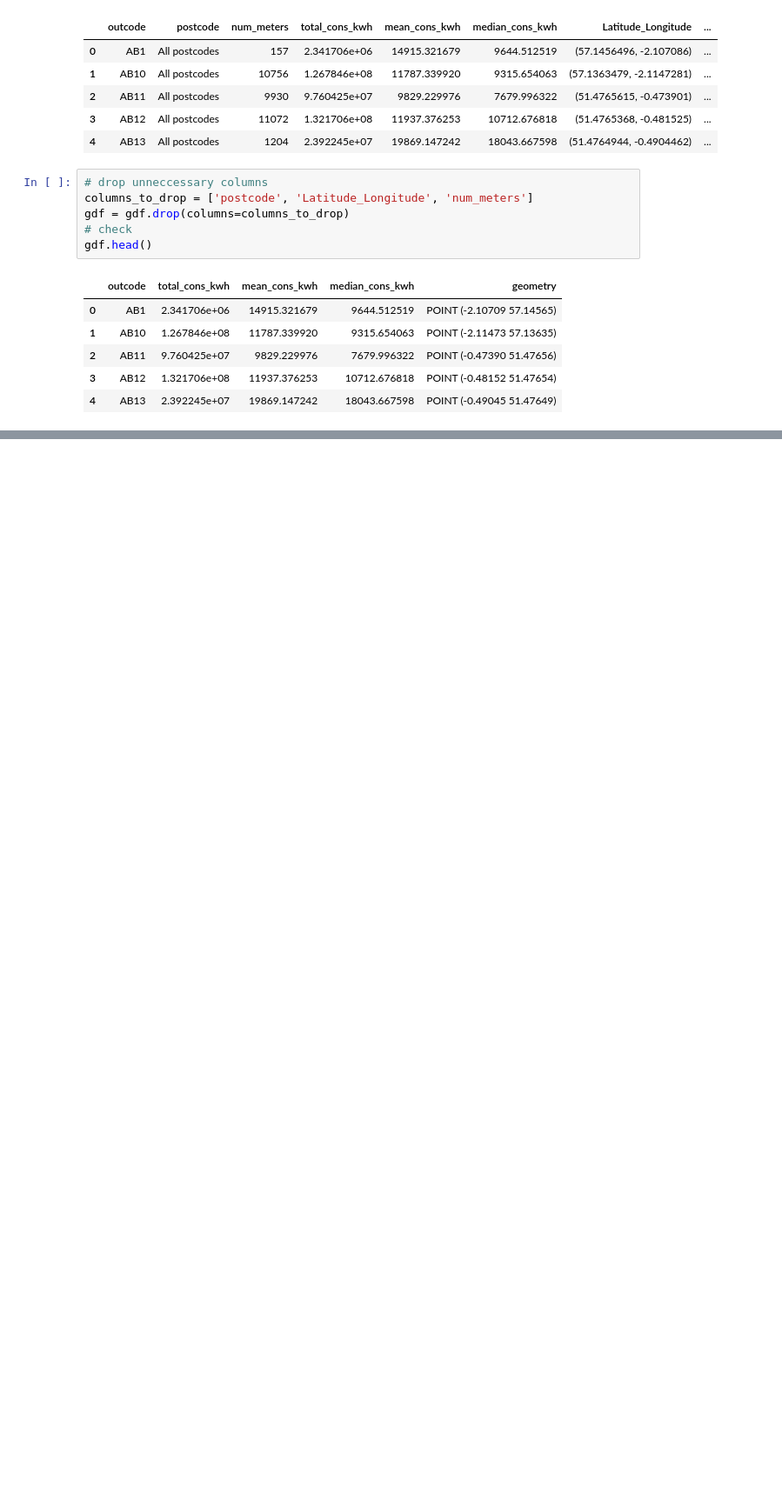
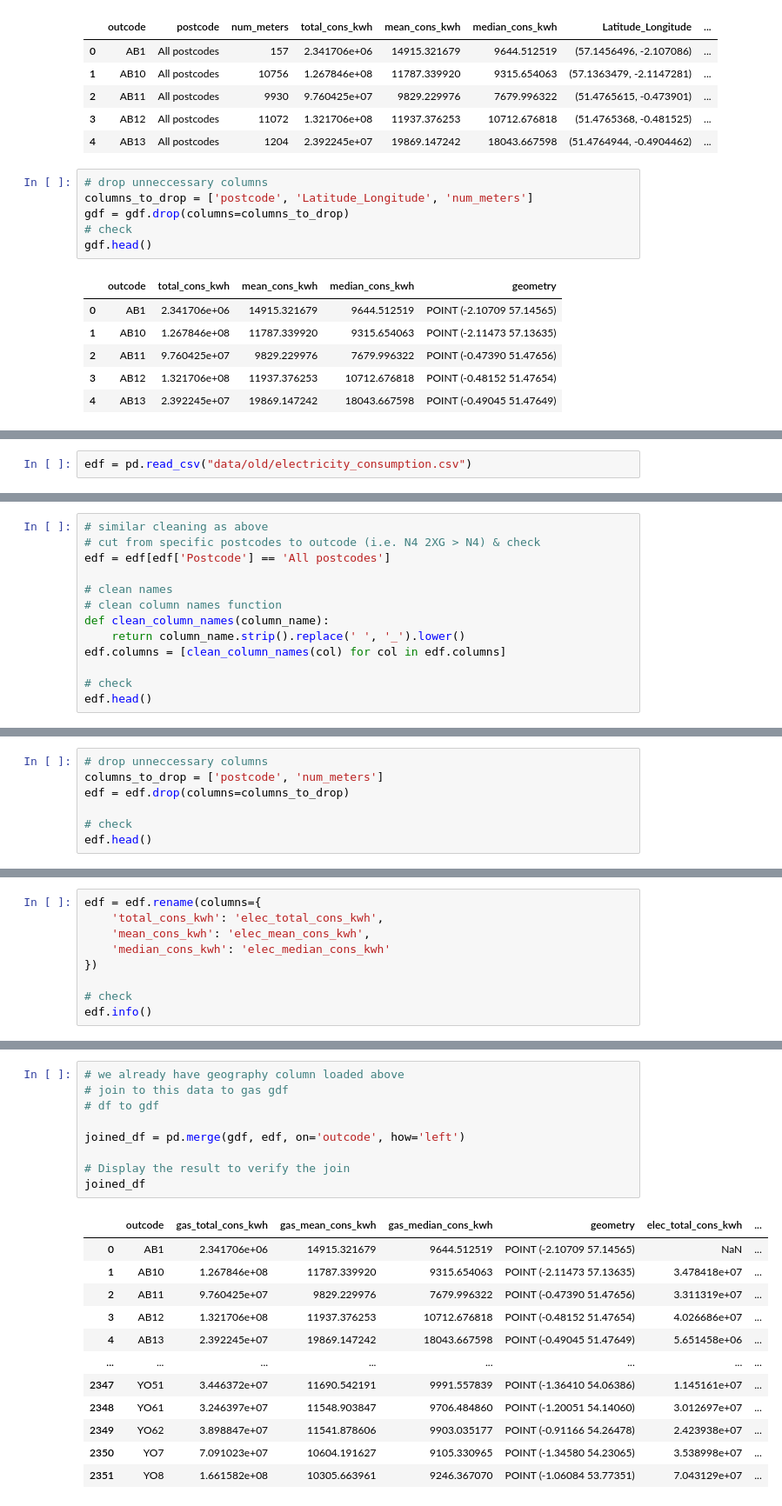
Before and after one commit to NikhilSDesai/SpatialDataScience, a Jupyter notebook: SDS_Analysis/data_cleaning.ipynb, the cells around one changed output, grey strips where cells are left out. Shown at 87% size. Drawn from its saved outputs; the diff is of its cells as text; blank space fills up the shorter version.

```diff
--- a/SDS_Analysis/data_cleaning.ipynb
+++ b/SDS_Analysis/data_cleaning.ipynb
@@ -151,0 +163,2 @@ plt.show()
+# %%
+edf = pd.read_csv("data/old/electricity_consumption.csv")
@@ -151,0 +181,13 @@ plt.show()
+# %%
+# similar cleaning as above
+# cut from specific postcodes to outcode (i.e. N4 2XG > N4) & check
+edf = edf[edf['Postcode'] == 'All postcodes']
+
+# clean names
+# clean column names function
+def clean_column_names(column_name):
+    return column_name.strip().replace(' ', '_').lower()
+edf.columns = [clean_column_names(col) for col in edf.columns]
+
+# check
+edf.head()
@@ -151,0 +201,7 @@ plt.show()
+# %%
+# drop unneccessary columns
+columns_to_drop = ['postcode', 'num_meters']
+edf = edf.drop(columns=columns_to_drop)
+
+# check
+edf.head()
@@ -151,0 +215,9 @@ plt.show()
+# %%
+edf = edf.rename(columns={
+    'total_cons_kwh': 'elec_total_cons_kwh',
+    'mean_cons_kwh': 'elec_mean_cons_kwh',
+    'median_cons_kwh': 'elec_median_cons_kwh'
+})
+
+# check
+edf.info()
@@ -151,0 +236,22 @@ plt.show()
+# %%
+# we already have geography column loaded above
+# join to this data to gas gdf
+# df to gdf
+
+joined_df = pd.merge(gdf, edf, on='outcode', how='left')
+
+# Display the result to verify the join
+joined_df
+# %% [output]
+|  | outcode | gas_total_cons_kwh | gas_mean_cons_kwh | gas_median_cons_kwh | geometry | elec_total_cons_kwh | ... |
+| 0 | AB1 | 2.341706e+06 | 14915.321679 | 9644.512519 | POINT (-2.10709 57.14565) | NaN | ... |
+| 1 | AB10 | 1.267846e+08 | 11787.339920 | 9315.654063 | POINT (-2.11473 57.13635) | 3.478418e+07 | ... |
+| 2 | AB11 | 9.760425e+07 | 9829.229976 | 7679.996322 | POINT (-0.47390 51.47656) | 3.311319e+07 | ... |
+| 3 | AB12 | 1.321706e+08 | 11937.376253 | 10712.676818 | POINT (-0.48152 51.47654) | 4.026686e+07 | ... |
+| 4 | AB13 | 2.392245e+07 | 19869.147242 | 18043.667598 | POINT (-0.49045 51.47649) | 5.651458e+06 | ... |
+| ... | ... | ... | ... | ... | ... | ... | ... |
+| 2347 | YO51 | 3.446372e+07 | 11690.542191 | 9991.557839 | POINT (-1.36410 54.06386) | 1.145161e+07 | ... |
+| 2348 | YO61 | 3.246397e+07 | 11548.903847 | 9706.484860 | POINT (-1.20051 54.14060) | 3.012697e+07 | ... |
+| 2349 | YO62 | 3.898847e+07 | 11541.878606 | 9903.035177 | POINT (-0.91166 54.26478) | 2.423938e+07 | ... |
+| 2350 | YO7 | 7.091023e+07 | 10604.191627 | 9105.330965 | POINT (-1.34580 54.23065) | 3.538998e+07 | ... |
+| 2351 | YO8 | 1.661582e+08 | 10305.663961 | 9246.367070 | POINT (-1.06084 53.77351) | 7.043129e+07 | ... |
```
Also changed, not shown: parts of 56 cells of this notebook, 27 other files.
